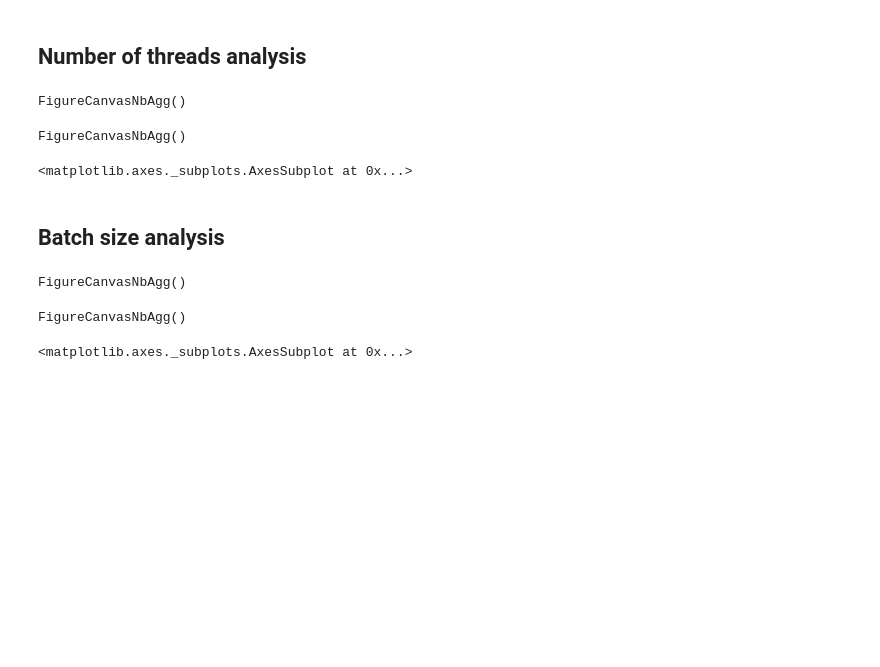
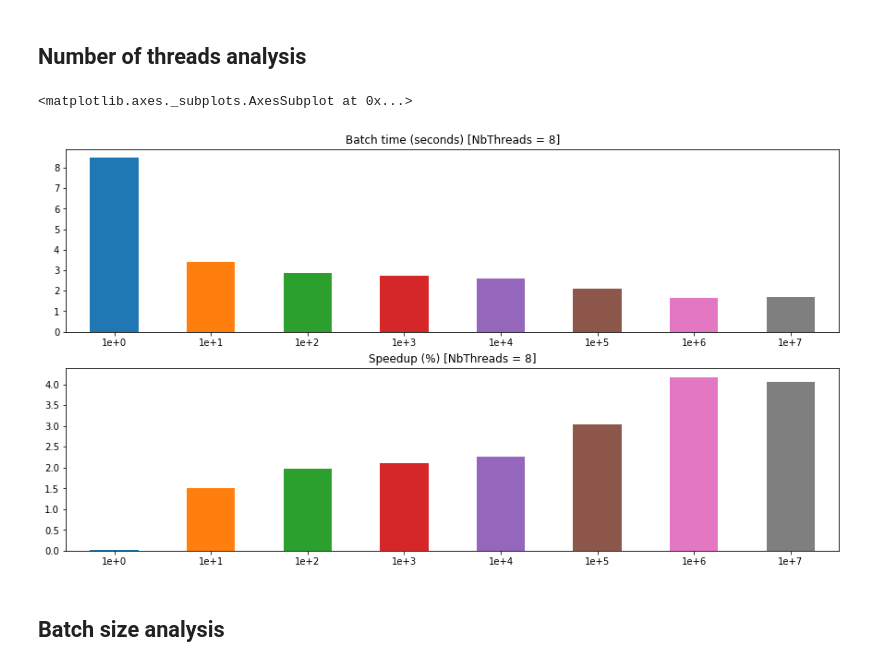
Before and after one commit to polimi-mt-acg/DEBS-2013-soccer-monitoring, a Jupyter notebook: docs/speedup_analysis.ipynb, the cells around one changed output. Cells and saved outputs as stored; diff of their text form; code cells hidden in the pictures; blank space fills up the shorter version.

```diff
--- a/docs/speedup_analysis.ipynb
+++ b/docs/speedup_analysis.ipynb
@@ -36,8 +36,13 @@ import numpy as np
 import pandas as pd
 import re
 import subprocess
+import matplotlib.pyplot as plt
+from pathlib import Path
 
-%matplotlib ipympl
+%matplotlib inline
+
+# Set Notebook running mode:
+is_demo = True
 # %%
 args = ['../cmake-build-release/soccer-monitoring', \
         '-T', '60', \
@@ -63,24 +126,18 @@ for i, threads in enumerate(nb_threads):
-# %%
-def make_threads_df(data, nb_threads):
-    sorted_data = np.sort(data, axis=1)
-    batch_time = np.mean(sorted_data[::, 1:-1], axis=1)
-    columns = ['BatchTime']
-    index = [str(t) for t in nb_threads]
-
-    df = pd.DataFrame(data=batch_time, columns=columns, index=index)
-
-    speedup = (df.loc['1'] / df) - 1
-    speedup.loc['1'] += 2e-3
-    speedup = speedup.rename(columns={'BatchTime': 'Speedup'})
-    return df, speedup
-
-exec_time_t, speedup_t = make_threads_df(data_t, nb_threads)
-
-exec_time_t.plot.bar(y='BatchTime', legend=False, title='Batch time (seconds)', rot=0)
-speedup_t.plot.bar(y='Speedup', legend=False, title='Speedup (%)', rot=0)
-# %% [output]
-FigureCanvasNbAgg()
-FigureCanvasNbAgg()
-<matplotlib.axes._subplots.AxesSubplot at 0x...>
+# %%
+idx = max_nb_threads
+exec_time_t = exec_time.loc[str(idx)]
+speedup_t = speedup.loc[str(idx)]
+
+plt.figure(figsize=(15, 8))
+plt.clf()
+
+ax = plt.subplot(211)
+exec_time_t.plot.bar(y='BatchTime', legend=False, title='Batch time (seconds) [NbThreads = {}]'.format(max_nb_threads), rot=0, ax=ax)
+
+ax = plt.subplot(212)
+speedup_t.plot.bar(y='Speedup', legend=False, title='Speedup (%) [NbThreads = {}]'.format(max_nb_threads), rot=0, ax=ax)
+# %% [output]
+<matplotlib.axes._subplots.AxesSubplot at 0x...>
+[figure, added]
 # %% [markdown]
 ## Batch size analysis
@@ -97,22 +143,0 @@ for i, size in enumerate(batch_size):
-# %%
-def make_batchsize_df(data):
-    sorted_data = np.sort(data, axis=1)
-    batch_time = np.mean(sorted_data[::, 1:-1], axis=1)
-    columns = ['BatchTime']
-    index = ['1e+{}'.format(x) for x in range(0, 8)]
-
-    df = pd.DataFrame(data=batch_time, columns=columns, index=index)
-
-    speedup = (df.loc['1e+0'] / df) - 1
-    speedup.loc['1e+0'] += 2e-2
-    speedup = speedup.rename(columns={'BatchTime': 'Speedup'})
-    return df, speedup
-
-exec_time_b, speedup_b = make_batchsize_df(data_b)
-
-exec_time_b.plot.bar(y='BatchTime', legend=False, title='Batch time (seconds)', rot=0)
-speedup_b.plot.bar(y='Speedup', legend=False, title='Speedup (%)', rot=0)
-# %% [output]
-FigureCanvasNbAgg()
-FigureCanvasNbAgg()
-<matplotlib.axes._subplots.AxesSubplot at 0x...>
```
Also changed, not shown: parts of 8 cells of this notebook, 1 other file.
